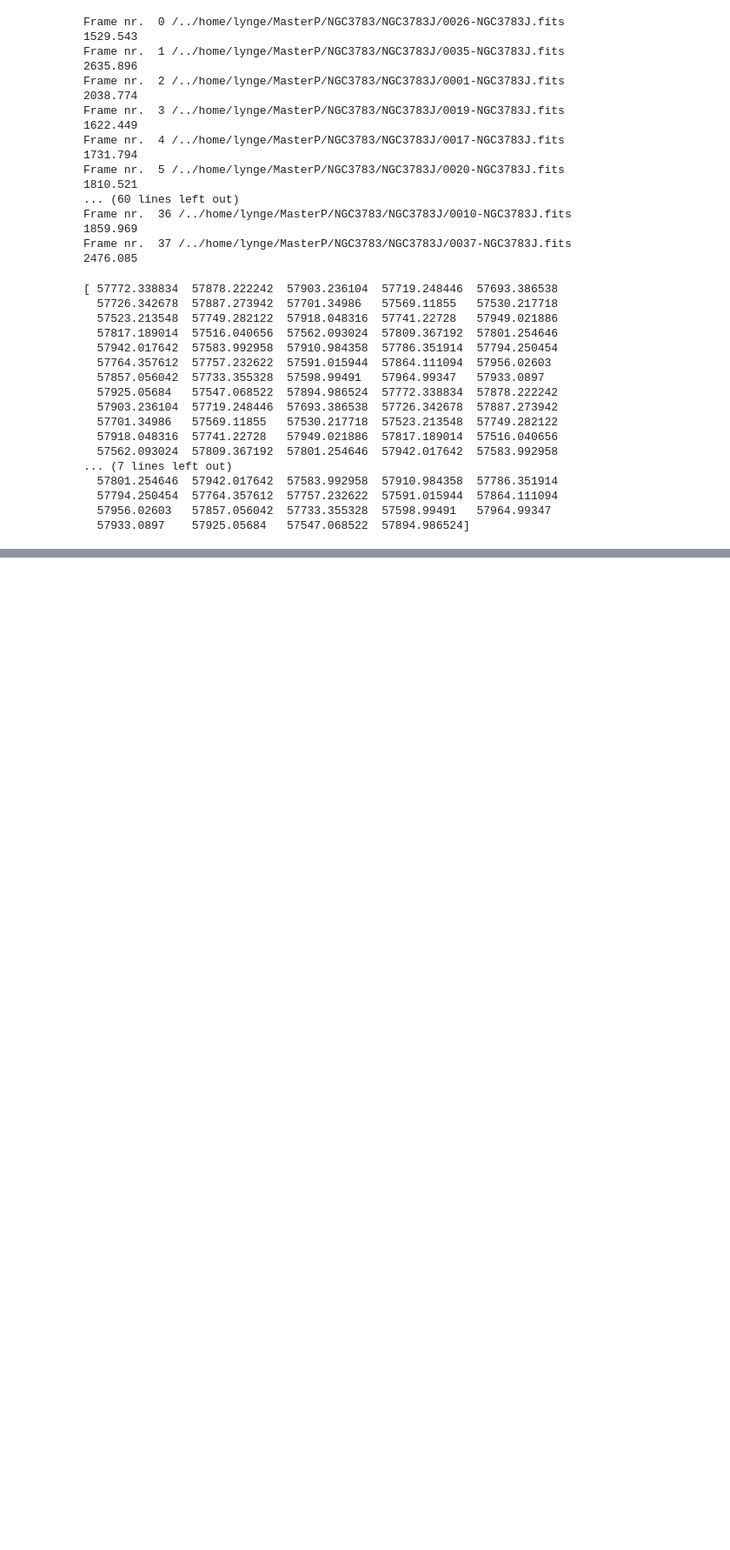
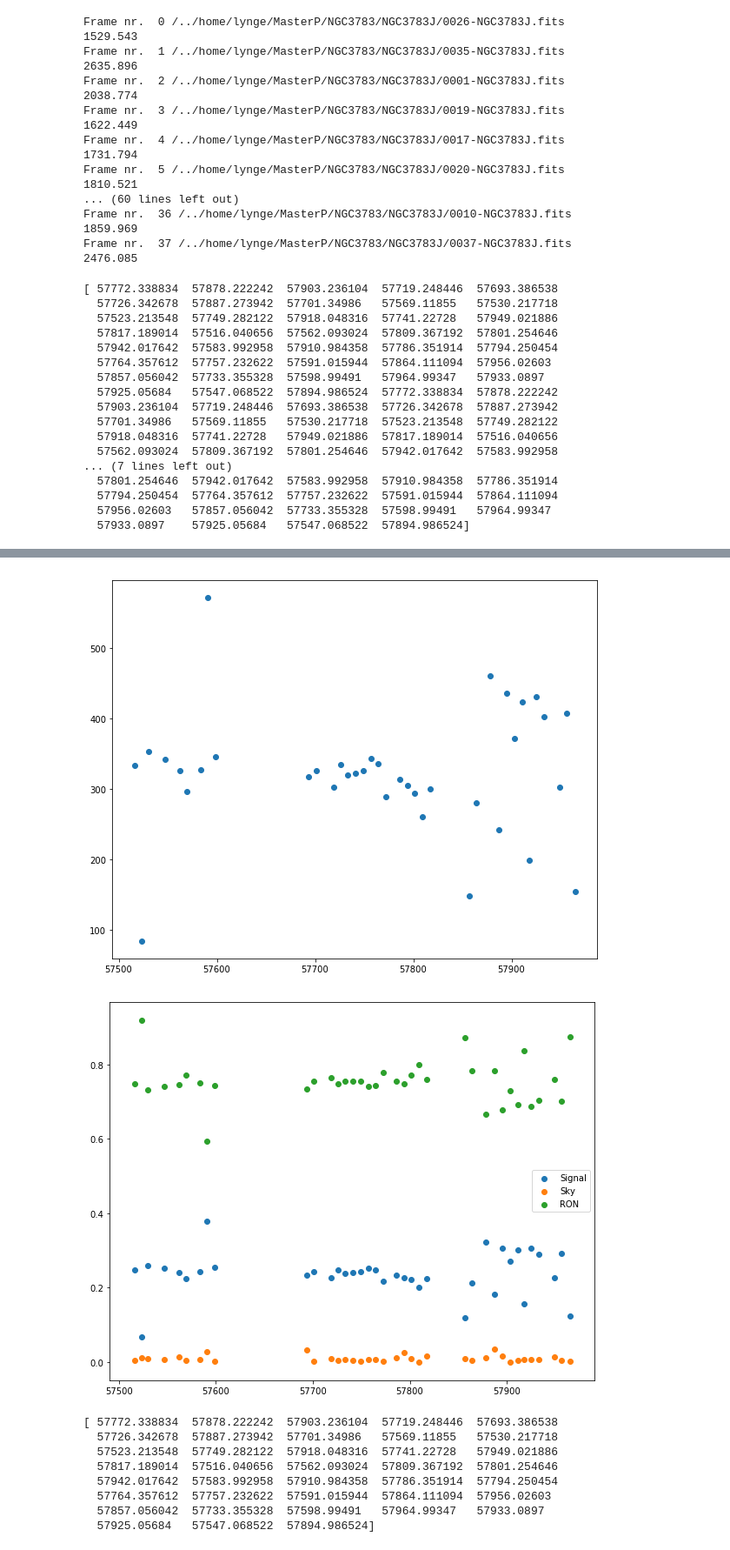
Before and after one commit to LyngeLauritsen/AGNlight, a Jupyter notebook: MasterP/NGC3783/NGC3783J-FLUX-CALIBRATION.ipynb, the cells around one changed output, grey strips where cells are left out. Shown at 87% size. Cells and saved outputs as stored; diff of their text form; code cells hidden in the pictures; blank space fills up the shorter version.

```diff
--- a/MasterP/NGC3783/NGC3783J-FLUX-CALIBRATION.ipynb
+++ b/MasterP/NGC3783/NGC3783J-FLUX-CALIBRATION.ipynb
@@ -260,7 +299,7 @@ def SEXAGNflux(quas,aperture1):
     SNR_comp = []
     comp_array = np.zeros((len(quas),7))
     SNR_array = np.zeros((len(quas),8))
-    SNR_part = np.zeros((len(quas),4))
+    SNR_part = np.zeros((len(quas),5))
     gain = []
     #-----------------------------------------------------------------------------------------------
     for i in range(len(quas)):
@@ -343,9 +382,13 @@ def SEXAGNflux(quas,aperture1):
         #SNR_array[i,6] = SNR(a6,a_sky,header,aperture1,aperture1)
         #SNR_array[i,7] = SNR(a7,a_sky,header,aperture1,aperture1)
         SNR_part[i,0] = date[i]
-        SNR_part[i,1] = gain[i]*header['NDIT']*a_AGN_3*header['DIT']*a_AGN_pix
-        SNR_part[i,2] = gain[i]*header['NDIT']*np.sum(a_sky)*header['DIT']
-        SNR_part[i,3] = header['NDIT']*a_AGN_pix*header['RON']**2
+        SNR_part[i,1] = SNR(a_AGN,np.sum(a_sky),header,aperture1,aperture1)
+        SNR_part[i,2] = SNR11(a_AGN,np.sum(a_sky),header,aperture1,aperture1)\
+        /SNR44(a_AGN,np.sum(a_sky),header,aperture1,aperture1)
+        SNR_part[i,3] = SNR22(a_AGN,np.sum(a_sky),header,aperture1,aperture1)\
+        /SNR44(a_AGN,np.sum(a_sky),header,aperture1,aperture1)
+        SNR_part[i,4] = SNR33(a_AGN,np.sum(a_sky),header,aperture1,aperture1)\
+        /SNR44(a_AGN,np.sum(a_sky),header,aperture1,aperture1)
     #print 'YES'
     #-----------------------------------------------------------------------------------------------
     poissonAGN = np.array(poissonAGN)
@@ -554,3 +621,29 @@ print comp_array[:,4]
+# %%
+plt.figure(figsize=(10,8))
+plt.scatter(SNR_part_1[:,0],SNR_part_1[:,1])
+plt.show()
+
+plt.figure(figsize=(10,8))
+plt.scatter(SNR_part_1[:,0],SNR_part_1[:,2],label='Signal')
+plt.scatter(SNR_part_1[:,0],SNR_part_1[:,3],label='Sky')
+plt.scatter(SNR_part_1[:,0],SNR_part_1[:,4],label='RON')
+plt.legend()
+#plt.ylim([5*10**(-15),1.*10**(-14)])
+plt.show()
+
+print SNR_part_1[:,0]
+np.savetxt('../NOVEMBER/NGC3783_SNR_J.txt',SNR_part_1)
+# %% [output]
+[figure, added]
+[figure, added]
+[ 57772.338834  57878.222242  57903.236104  57719.248446  57693.386538
+  57726.342678  57887.273942  57701.34986   57569.11855   57530.217718
+  57523.213548  57749.282122  57918.048316  57741.22728   57949.021886
+  57817.189014  57516.040656  57562.093024  57809.367192  57801.254646
+  57942.017642  57583.992958  57910.984358  57786.351914  57794.250454
+  57764.357612  57757.232622  57591.015944  57864.111094  57956.02603
+  57857.056042  57733.355328  57598.99491   57964.99347   57933.0897
+  57925.05684   57547.068522  57894.986524]
 # %%
 plt.figure(figsize=(20,14))
 plt.scatter(date,np.array(ABS_FLUX_LAMBDA_1),marker='x',\
```
Also changed, not shown: parts of 8 cells of this notebook, 20 other files.
